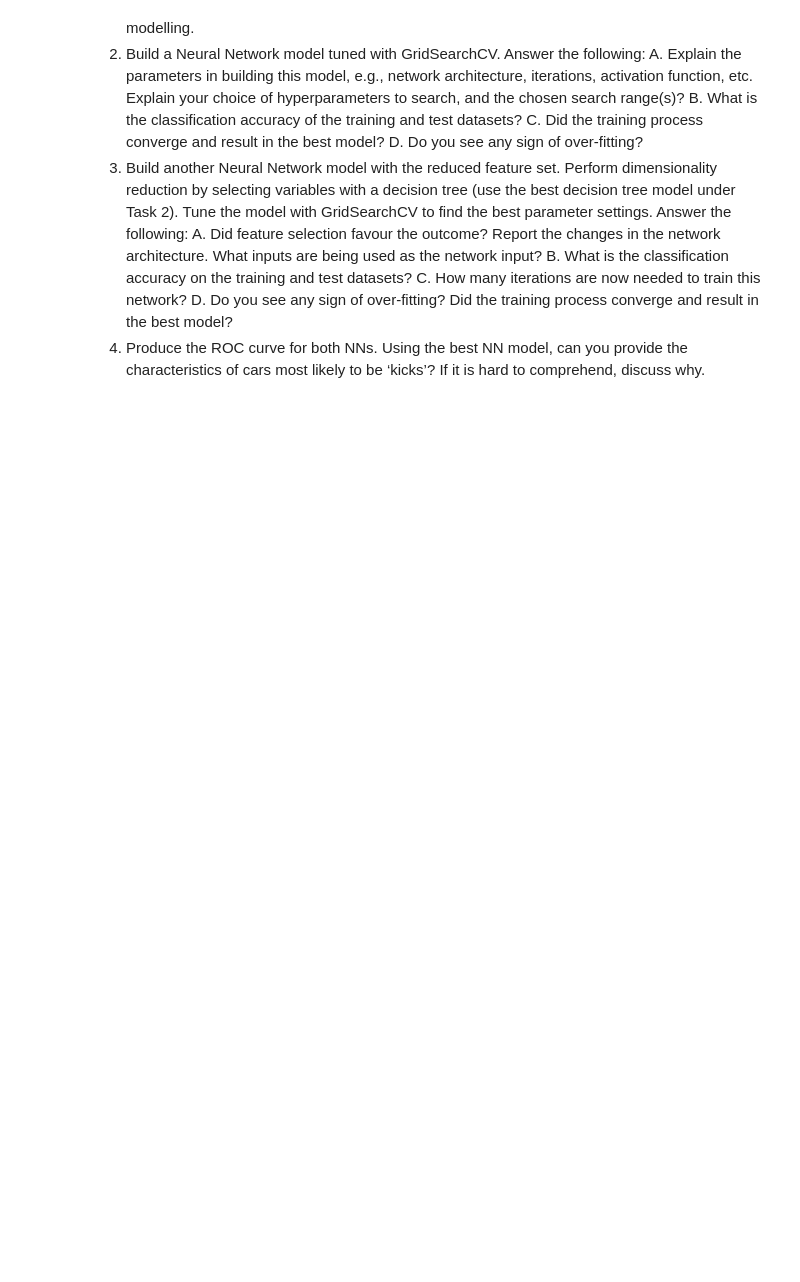
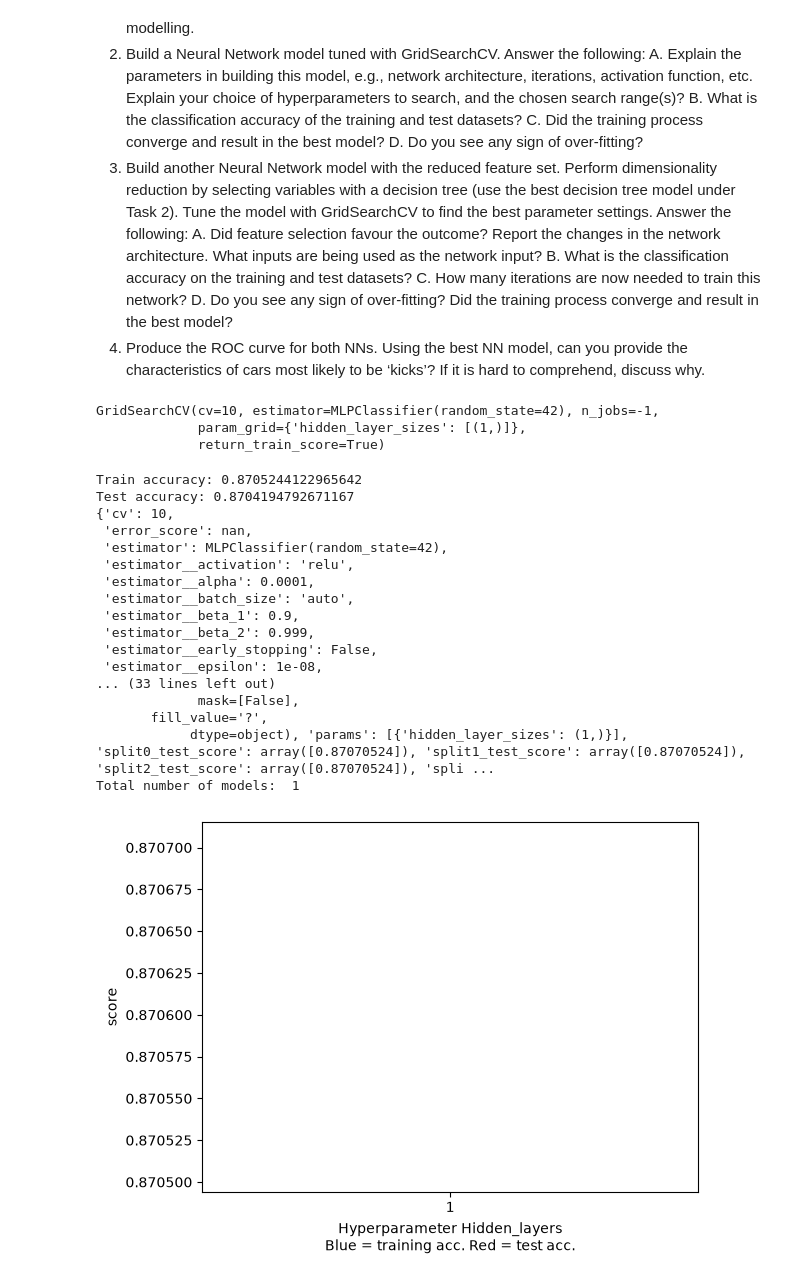
Before and after one commit to dmitrynovik/ml-a1a, a Jupyter notebook: 1a.ipynb, the cells around one changed output. Saved outputs shown, nothing was run; the diff lists cells and outputs as text; code cells hidden in the pictures; blank space fills up the shorter version.

```diff
--- a/1a.ipynb
+++ b/1a.ipynb
@@ -592,3 +664,62 @@ B. What is the classification accuracy on the training and test datasets?
 C. How many iterations are now needed to train this network?
 D. Do you see any sign of over-fitting? Did the training process converge and result in the best model?
 4. Produce the ROC curve for both NNs. Using the best NN model, can you provide the characteristics of cars most likely to be ‘kicks’? If it is hard to comprehend, discuss why.
+# %%
+from sklearn.neural_network import MLPClassifier
+from sklearn.metrics import classification_report
+
+#model = MLPClassifier(random_state=RANDOM_STATE)
+#model.fit(X_train, y_train)
+
+HIDDEN_LAYER_SIZES = range(1, 10, 100)
+params = {'hidden_layer_sizes': [(x,) for x in HIDDEN_LAYER_SIZES]}
+cv_1 = GridSearchCV(param_grid=params, estimator=MLPClassifier(random_state=RANDOM_STATE), return_train_score=True, cv=10, n_jobs=-1)
+cv_1.fit(X_train, y_train)
+# %% [output]
+GridSearchCV(cv=10, estimator=MLPClassifier(random_state=42), n_jobs=-1,
+             param_grid={'hidden_layer_sizes': [(1,)]},
+             return_train_score=True)
+# %%
+from pprint import pprint
+import matplotlib.pyplot as plt
+
+#print("Train accuracy:", model.score(X_train, y_train))
+#print("Test accuracy:", model.score(X_test, y_test))
+#pprint(model.get_params())
+print("Train accuracy:", cv_1.score(X_train, y_train))
+print("Test accuracy:", cv_1.score(X_test, y_test))
+pprint(cv_1.get_params())
+print(classification_report(y_test, y_pred))
+
+result_set = cv_1.cv_results_
+print(result_set)
+
+train_result = result_set['split0_train_score']
+test_result = result_set['split0_test_score']
+print("Total number of models: ", len(test_result))
+
+# plot hidden layers hyperparameter values vs training and test accuracy score
+plt.plot(range(0, len(train_result)), train_result, 'b', range(0,len(test_result)), test_result, 'r')
+plt.xlabel('Hyperparameter Hidden_layers\nBlue = training acc. Red = test acc.')
+plt.xticks(range(0, len(train_result)), HIDDEN_LAYER_SIZES)
+plt.ylabel('score')
+plt.show()
+# %% [output]
+Train accuracy: 0.8705244122965642
+Test accuracy: 0.8704194792671167
+{'cv': 10,
+ 'error_score': nan,
+ 'estimator': MLPClassifier(random_state=42),
+ 'estimator__activation': 'relu',
+ 'estimator__alpha': 0.0001,
+ 'estimator__batch_size': 'auto',
+ 'estimator__beta_1': 0.9,
+ 'estimator__beta_2': 0.999,
+ 'estimator__early_stopping': False,
+ 'estimator__epsilon': 1e-08,
+... (33 lines left out)
+             mask=[False],
+       fill_value='?',
+            dtype=object), 'params': [{'hidden_layer_sizes': (1,)}], 'split0_test_score': array([0.87070524]), 'split1_test_score': array([0.87070524]), 'split2_test_score': array([0.87070524]), 'spli ...
+Total number of models:  1
+[figure, added]
```
Also changed, not shown: parts of 7 cells of this notebook.
